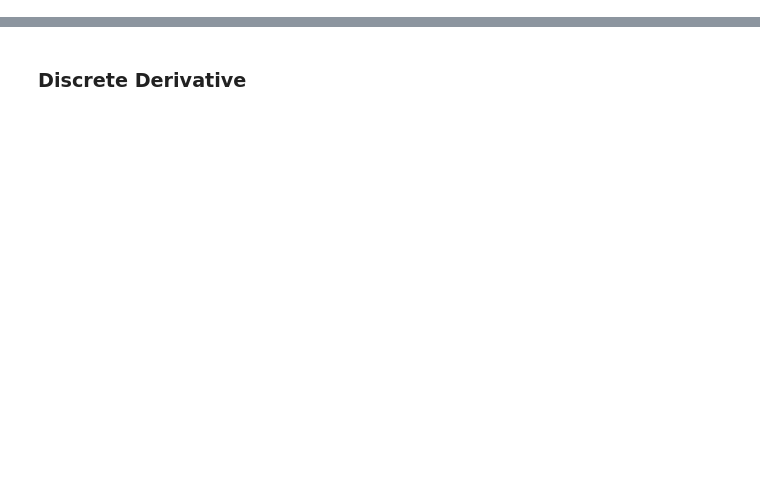
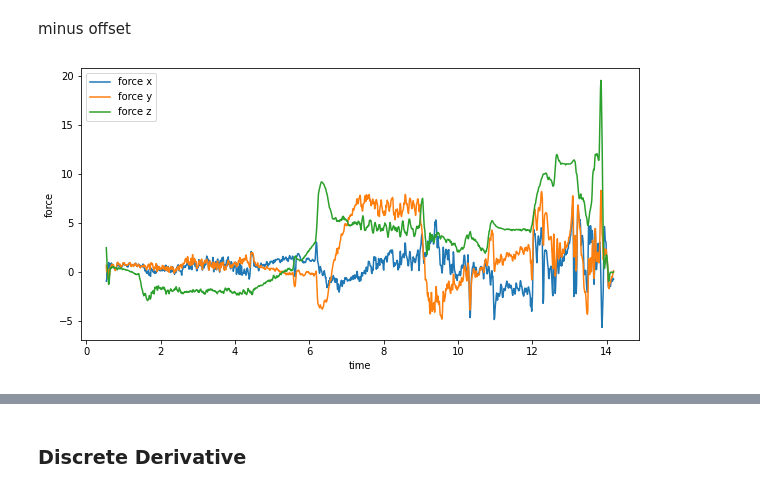
Before and after one commit to rsriram315/model_learning_robotic_assembly, a Jupyter notebook: notebooks/force_detection.ipynb, the cells around one changed output, grey strips where cells are left out. Drawn from its saved outputs; the diff is of its cells as text; code cells hidden in the pictures; blank space fills up the shorter version.

```diff
--- a/notebooks/force_detection.ipynb
+++ b/notebooks/force_detection.ipynb
@@ -22,0 +55,18 @@ there are 1194 samples
+# %% [markdown]
+minus offset
+# %%
+force_x = force_x - baseline_x
+force_y = force_y - baseline_y
+force_z = force_z - baseline_z
+# %%
+fig, ax = plt.subplots(figsize=(10, 5))
+ax.plot(time, force_x, label='force x')
+ax.plot(time, force_y, label='force y')
+ax.plot(time, force_z, label='force z')
+
+ax.set_xlabel("time")
+ax.set_ylabel("force")
+ax.legend(loc='upper left')
+plt.show()
+# %% [output]
+[figure, added]
```
Also changed, not shown: parts of 25 cells of this notebook, 1 other file.
